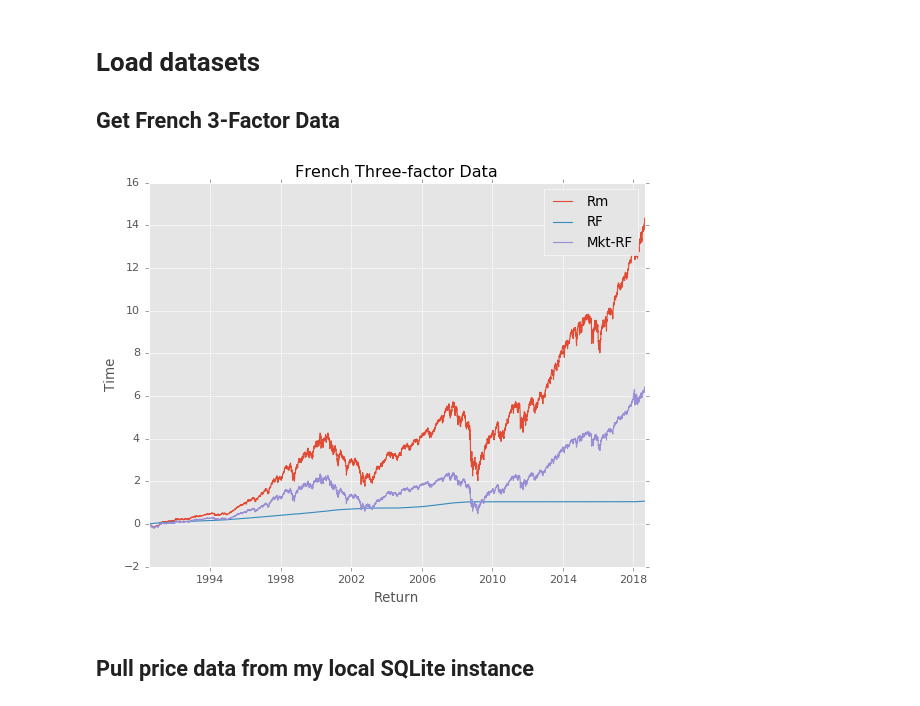
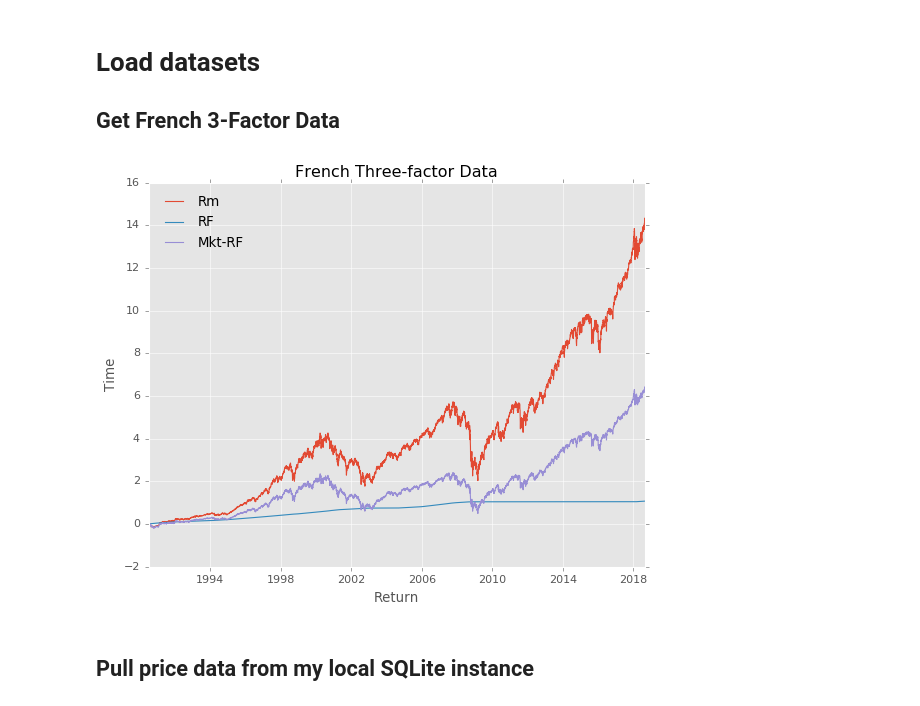
Before and after one commit to ebryce/Portfolio-Risk, a Jupyter notebook: thesis.ipynb, the cells around one changed output. Cells and saved outputs as stored; diff of their text form; code cells hidden in the pictures.

```diff
--- a/thesis.ipynb
+++ b/thesis.ipynb
@@ -37,23 +41,23 @@ c = conn.cursor()
 # %%
 threefactor = fd.get_french('North_America_3_Factors_Daily')
 for column in threefactor.columns[1:]:
     threefactor[column] = threefactor[column]*0.01
 threefactor['Rm'] = threefactor['Mkt-RF']+threefactor['RF']
 threefactor['date'] = threefactor['Date'].apply(lambda Date: datetime.datetime.strptime(str(Date),'%Y%m%d'))
 threefactor['CulmRm'] = (threefactor['Rm']+1).cumprod()
 
 # Visualize French data to sanity check
 plt.style.use('ggplot')
 plt.title('French Three-factor Data')
 plt.xlabel('Return')
 plt.ylabel('Time')
 plt.plot(threefactor['date'],((threefactor['Rm']+1).cumprod()-1))
 plt.plot(threefactor['date'],((threefactor['RF']+1).cumprod()-1))
 plt.plot(threefactor['date'],((threefactor['Mkt-RF']+1).cumprod()-1))
-plt.legend(['Rm','RF','Mkt-RF'])
+plt.legend(['Rm','RF','Mkt-RF'], frameon=False, loc='best')
 plt.show()
 # %% [output]
-[figure, old version]
+[figure, new version]
 # %% [markdown]
 ## Pull price data from my local SQLite instance
 # %%
```
Also changed, not shown: parts of 12 cells of this notebook.
